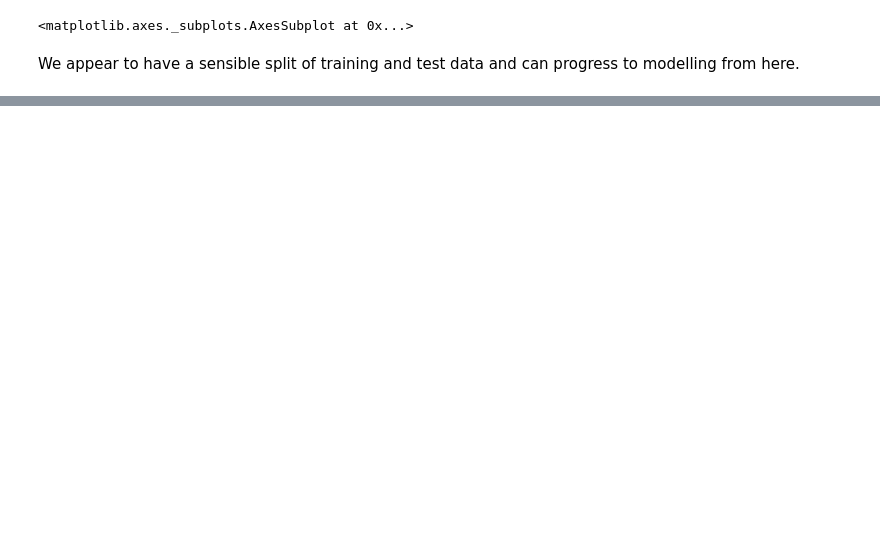
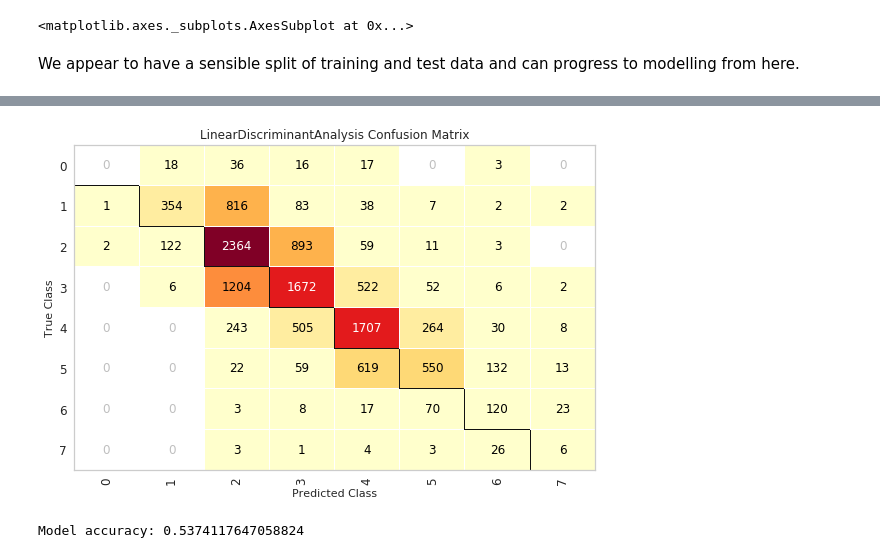
Before and after one commit to prteek/bedroom-prediction, a Jupyter notebook: data_exploration.ipynb, the cells around one changed output, grey strips where cells are left out. Drawn from its saved outputs; the diff is of its cells as text; code cells hidden in the pictures; blank space fills up the shorter version.

```diff
--- a/data_exploration.ipynb
+++ b/data_exploration.ipynb
@@ -210,0 +208,21 @@ model = BernoulliNB
+# %%
+from yellowbrick.classifier import ConfusionMatrix
+from sklearn.metrics import accuracy_score
+from sklearn.discriminant_analysis import LinearDiscriminantAnalysis
+from sklearn.pipeline import Pipeline
+from sklearn.preprocessing import StandardScaler
+
+model = LinearDiscriminantAnalysis()
+
+pipe = Pipeline([('Scaler', StandardScaler()), ('model', model)])
+
+visualizer = ConfusionMatrix(pipe, support=True)
+
+visualizer.fit(X_train, y_train)
+visualizer.score(X_train, y_train)
+visualizer.show()
+
+print("Model accuracy:", accuracy_score(y_test, pipe.predict(X_test)))
+# %% [output]
+[figure, added]
+Model accuracy: 0.5374117647058824
```
Also changed, not shown: parts of 6 cells of this notebook.
